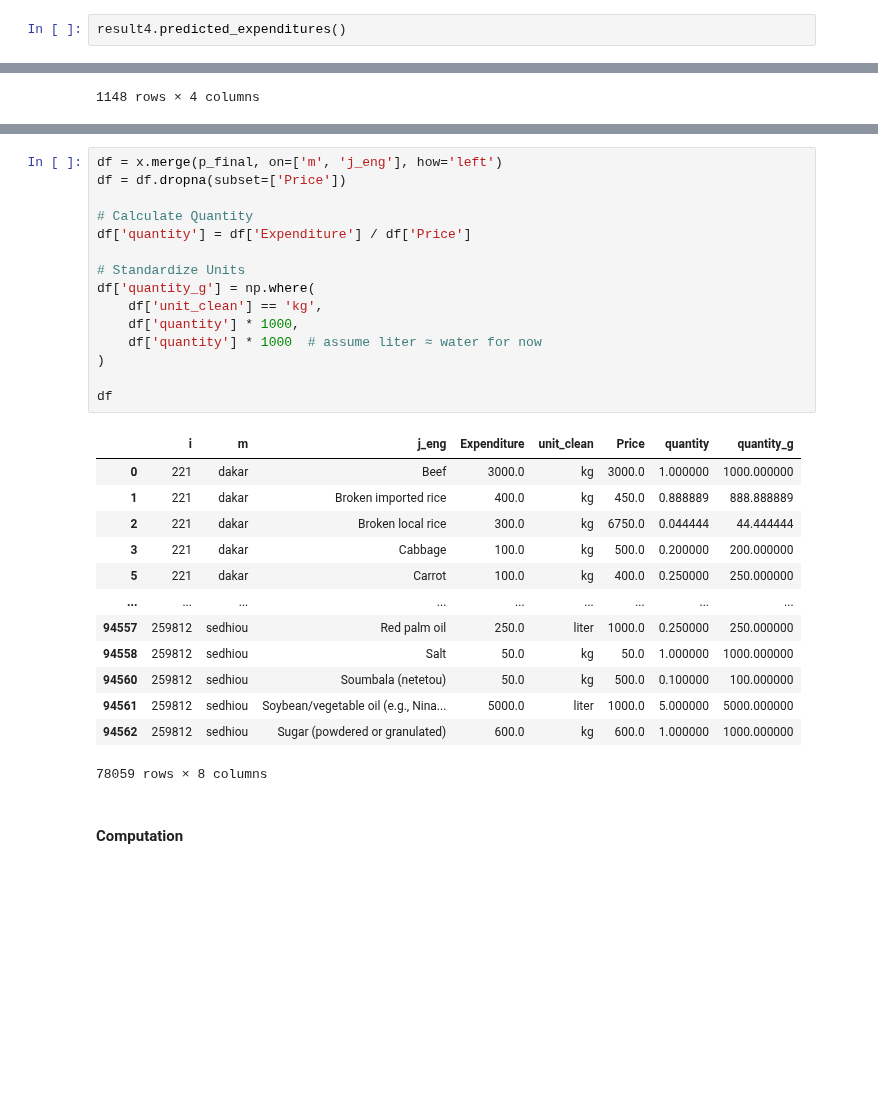
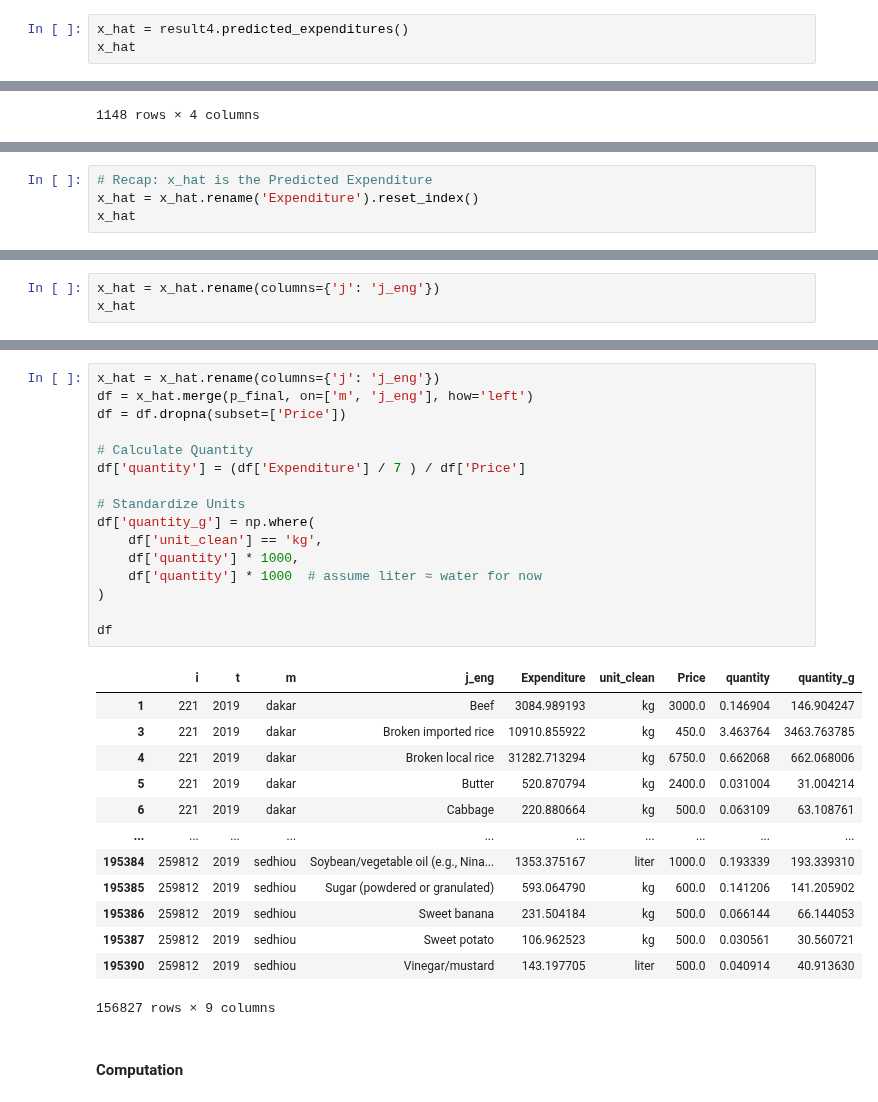
Before and after one commit to IvanChan511/EEP_153_Project_3, a Jupyter notebook: Project 3 Final Code.ipynb, the cells around one changed output, grey strips where cells are left out. Cells and saved outputs as stored; diff of their text form; blank space fills up the shorter version.

```diff
--- a/Project 3 Final Code.ipynb
+++ b/Project 3 Final Code.ipynb
@@ -315,7 +315,8 @@ To set up and run the regression:
 # Now run your CFE model
 result4 = Regression(y=y_4,d=d_4)
 # %%
-result4.predicted_expenditures()
+x_hat = result4.predicted_expenditures()
+x_hat
 # %% [output]
 i       t     m        j
 221     2019  dakar    Baobab leaves (lalo)       94.365025
@@ -874,0 +854,4 @@ x
+# %%
+# Recap: x_hat is the Predicted Expenditure
+x_hat = x_hat.rename('Expenditure').reset_index()
+x_hat
@@ -874,0 +872,3 @@ x
+# %%
+x_hat = x_hat.rename(columns={'j': 'j_eng'})
+x_hat
@@ -875,32 +889,33 @@ x
 # %%
-df = x.merge(p_final, on=['m', 'j_eng'], how='left')
+x_hat = x_hat.rename(columns={'j': 'j_eng'})
+df = x_hat.merge(p_final, on=['m', 'j_eng'], how='left')
 df = df.dropna(subset=['Price'])
 
 # Calculate Quantity
-df['quantity'] = df['Expenditure'] / df['Price']
+df['quantity'] = (df['Expenditure'] / 7 ) / df['Price']
 
 # Standardize Units
 df['quantity_g'] = np.where(
     df['unit_clean'] == 'kg',
     df['quantity'] * 1000,
     df['quantity'] * 1000  # assume liter ≈ water for now
 )
 
 df
 # %% [output]
-|  | i | m | j_eng | Expenditure | unit_clean | Price | quantity | quantity_g |
-| 0 | 221 | dakar | Beef | 3000.0 | kg | 3000.0 | 1.000000 | 1000.000000 |
-| 1 | 221 | dakar | Broken imported rice | 400.0 | kg | 450.0 | 0.888889 | 888.888889 |
-| 2 | 221 | dakar | Broken local rice | 300.0 | kg | 6750.0 | 0.044444 | 44.444444 |
-| 3 | 221 | dakar | Cabbage | 100.0 | kg | 500.0 | 0.200000 | 200.000000 |
-| 5 | 221 | dakar | Carrot | 100.0 | kg | 400.0 | 0.250000 | 250.000000 |
-| ... | ... | ... | ... | ... | ... | ... | ... | ... |
-| 94557 | 259812 | sedhiou | Red palm oil | 250.0 | liter | 1000.0 | 0.250000 | 250.000000 |
-| 94558 | 259812 | sedhiou | Salt | 50.0 | kg | 50.0 | 1.000000 | 1000.000000 |
-| 94560 | 259812 | sedhiou | Soumbala (netetou) | 50.0 | kg | 500.0 | 0.100000 | 100.000000 |
-| 94561 | 259812 | sedhiou | Soybean/vegetable oil (e.g., Nina... | 5000.0 | liter | 1000.0 | 5.000000 | 5000.000000 |
-| 94562 | 259812 | sedhiou | Sugar (powdered or granulated) | 600.0 | kg | 600.0 | 1.000000 | 1000.000000 |
+|  | i | t | m | j_eng | Expenditure | unit_clean | Price | quantity | quantity_g |
+| 1 | 221 | 2019 | dakar | Beef | 3084.989193 | kg | 3000.0 | 0.146904 | 146.904247 |
+| 3 | 221 | 2019 | dakar | Broken imported rice | 10910.855922 | kg | 450.0 | 3.463764 | 3463.763785 |
+| 4 | 221 | 2019 | dakar | Broken local rice | 31282.713294 | kg | 6750.0 | 0.662068 | 662.068006 |
+| 5 | 221 | 2019 | dakar | Butter | 520.870794 | kg | 2400.0 | 0.031004 | 31.004214 |
+| 6 | 221 | 2019 | dakar | Cabbage | 220.880664 | kg | 500.0 | 0.063109 | 63.108761 |
+| ... | ... | ... | ... | ... | ... | ... | ... | ... | ... |
+| 195384 | 259812 | 2019 | sedhiou | Soybean/vegetable oil (e.g., Nina... | 1353.375167 | liter | 1000.0 | 0.193339 | 193.339310 |
+| 195385 | 259812 | 2019 | sedhiou | Sugar (powdered or granulated) | 593.064790 | kg | 600.0 | 0.141206 | 141.205902 |
+| 195386 | 259812 | 2019 | sedhiou | Sweet banana | 231.504184 | kg | 500.0 | 0.066144 | 66.144053 |
+| 195387 | 259812 | 2019 | sedhiou | Sweet potato | 106.962523 | kg | 500.0 | 0.030561 | 30.560721 |
+| 195390 | 259812 | 2019 | sedhiou | Vinegar/mustard | 143.197705 | liter | 500.0 | 0.040914 | 40.913630 |
-78059 rows × 8 columns
+156827 rows × 9 columns
 # %% [markdown]
 #### Computation
 # %%
```
Also changed, not shown: parts of 18 cells of this notebook, 3 other files.
